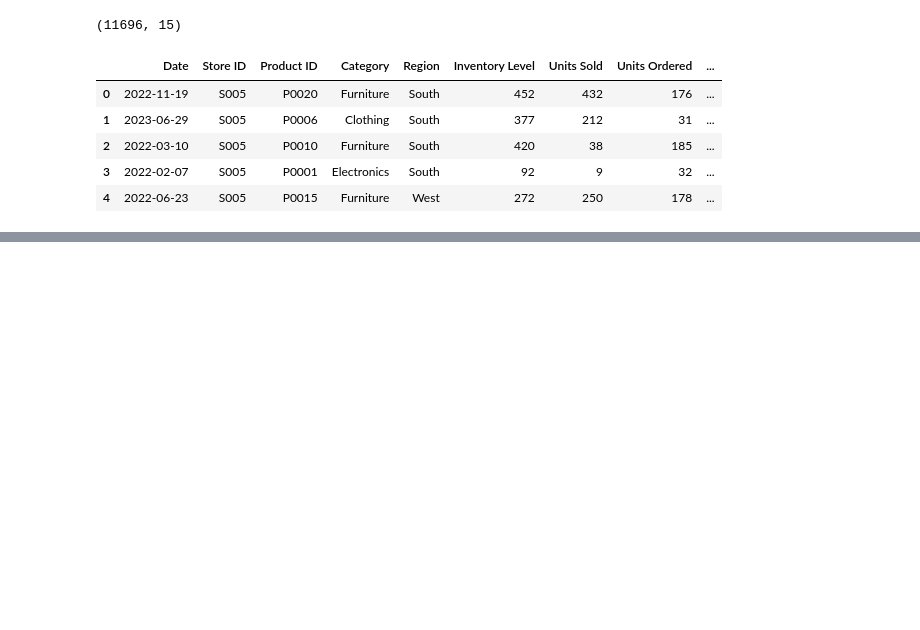
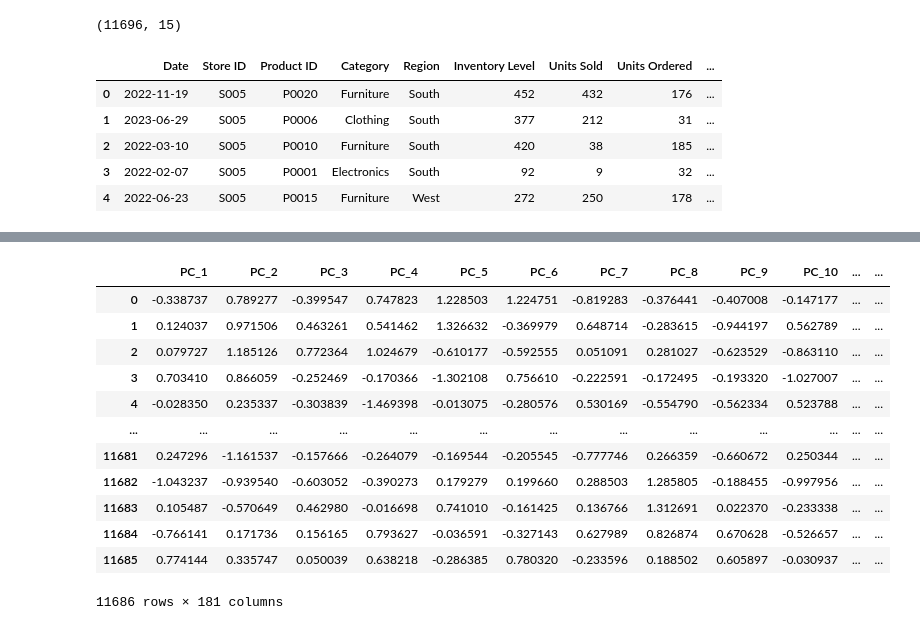
Before and after one commit to Javitodev1/data-science-challenge, a Jupyter notebook: src/doc/02_data_processing_LSTM.ipynb, the cells around one changed output, grey strips where cells are left out. Saved outputs shown, nothing was run; the diff lists cells and outputs as text; code cells hidden in the pictures; blank space fills up the shorter version.

```diff
--- a/src/doc/02_data_processing_LSTM.ipynb
+++ b/src/doc/02_data_processing_LSTM.ipynb
@@ -27,5 +25 @@ df.head()
-# %%
-df['Date'] = pd.to_datetime(df['Date'])
-df = df.set_index('Date')
-df = df.sort_index()
 # %%
@@ -136,0 +216,47 @@ df
+# %%
+# Comprension de datos
+
+from sklearn.decomposition import PCA
+
+# 1. Separar features numéricas
+X_features = df_vector_transformado.drop(columns=['Target_Units_Sold'], errors='ignore')
+
+# 2. Asegurar que hay columnas numéricas
+if X_features.empty:
+    raise ValueError("No hay columnas numéricas para aplicar PCA.")
+
+# 3. Convertir a float por seguridad (aunque ya deberían serlo)
+X_features = X_features.astype(float)
+
+# 4. Aplicar PCA
+pca = PCA()
+X_pca = pca.fit_transform(X_features)
+
+# 5. Filtrar componentes con varianza explicada sobre el promedio
+varianza_explicada = pca.explained_variance_ratio_
+promedio_varianza = varianza_explicada.mean()
+componentes_utiles = np.where(varianza_explicada > promedio_varianza)[0]
+X_comprimido = X_pca[:, componentes_utiles]
+
+# 6. Crear nuevo DataFrame comprimido
+df_comprimido = pd.DataFrame(X_comprimido, columns=[f'PC_{i+1}' for i in componentes_utiles])
+df_comprimido['Target_Units_Sold'] = df_vector_transformado['Target_Units_Sold'].values
+
+# Resultado final
+df_normalizado_final = df_comprimido.copy()
+# %%
+df_normalizado_final
+# %% [output]
+|  | PC_1 | PC_2 | PC_3 | PC_4 | PC_5 | PC_6 | PC_7 | PC_8 | PC_9 | PC_10 | ... | ... |
+| 0 | -0.338737 | 0.789277 | -0.399547 | 0.747823 | 1.228503 | 1.224751 | -0.819283 | -0.376441 | -0.407008 | -0.147177 | ... | ... |
+| 1 | 0.124037 | 0.971506 | 0.463261 | 0.541462 | 1.326632 | -0.369979 | 0.648714 | -0.283615 | -0.944197 | 0.562789 | ... | ... |
+| 2 | 0.079727 | 1.185126 | 0.772364 | 1.024679 | -0.610177 | -0.592555 | 0.051091 | 0.281027 | -0.623529 | -0.863110 | ... | ... |
+| 3 | 0.703410 | 0.866059 | -0.252469 | -0.170366 | -1.302108 | 0.756610 | -0.222591 | -0.172495 | -0.193320 | -1.027007 | ... | ... |
+| 4 | -0.028350 | 0.235337 | -0.303839 | -1.469398 | -0.013075 | -0.280576 | 0.530169 | -0.554790 | -0.562334 | 0.523788 | ... | ... |
+| ... | ... | ... | ... | ... | ... | ... | ... | ... | ... | ... | ... | ... |
+| 11681 | 0.247296 | -1.161537 | -0.157666 | -0.264079 | -0.169544 | -0.205545 | -0.777746 | 0.266359 | -0.660672 | 0.250344 | ... | ... |
+| 11682 | -1.043237 | -0.939540 | -0.603052 | -0.390273 | 0.179279 | 0.199660 | 0.288503 | 1.285805 | -0.188455 | -0.997956 | ... | ... |
+| 11683 | 0.105487 | -0.570649 | 0.462980 | -0.016698 | 0.741010 | -0.161425 | 0.136766 | 1.312691 | 0.022370 | -0.233338 | ... | ... |
+| 11684 | -0.766141 | 0.171736 | 0.156165 | 0.793627 | -0.036591 | -0.327143 | 0.627989 | 0.826874 | 0.670628 | -0.526657 | ... | ... |
+| 11685 | 0.774144 | 0.335747 | 0.050039 | 0.638218 | -0.286385 | 0.780320 | -0.233596 | 0.188502 | 0.605897 | -0.030937 | ... | ... |
+11686 rows × 181 columns
```
Also changed, not shown: parts of 22 cells of this notebook, 1 other file.
